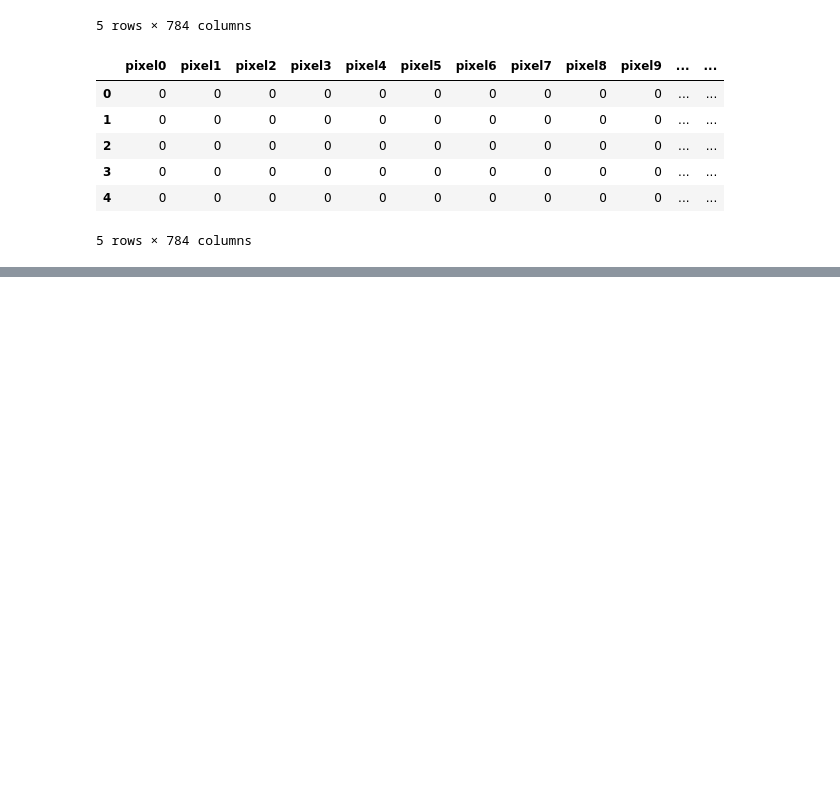
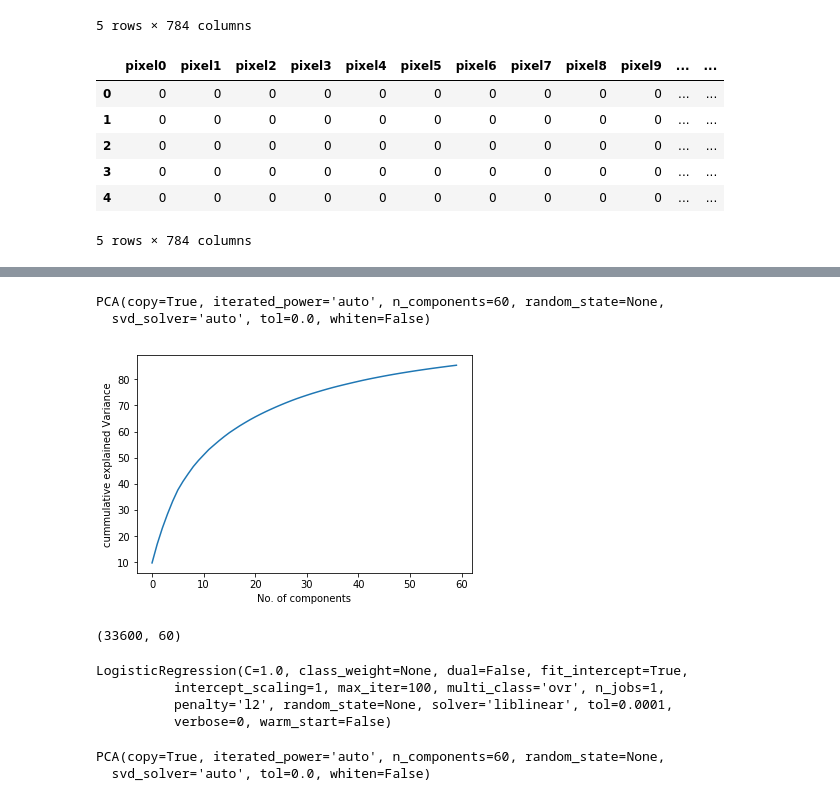
Before and after one commit to kalrashivam/MNIst, a Jupyter notebook: Ml mnist.ipynb, the cells around one changed output, grey strips where cells are left out. Cells and saved outputs as stored; diff of their text form; code cells hidden in the pictures; blank space fills up the shorter version.

Commit message:
Added two models

```diff
--- a/Ml mnist.ipynb
+++ b/Ml mnist.ipynb
@@ -40,3 +44,6 @@ X_train.head()
 | 3 | 0 | 0 | 0 | 0 | 0 | 0 | 0 | 0 | 0 | 0 | ... | ... |
 | 4 | 0 | 0 | 0 | 0 | 0 | 0 | 0 | 0 | 0 | 0 | ... | ... |
 5 rows × 784 columns
+# %%
+from sklearn.model_selection import train_test_split
+X_train,X_test,Y_train,Y_test = train_test_split(X_train,Y_train,test_size = 0.2)
@@ -42,0 +62,4 @@ X_train.head()
+# %%
+from sklearn.linear_model import SGDClassifier
+clf = SGDClassifier()
+clf.fit(X_train,Y_train)
@@ -42,0 +134,32 @@ X_train.head()
+# %%
+pca =PCA(n_components=60)
+# %%
+pca.fit(X_train)
+# %% [output]
+PCA(copy=True, iterated_power='auto', n_components=60, random_state=None,
+  svd_solver='auto', tol=0.0, whiten=False)
+# %%
+plt.plot(np.cumsum(pca.explained_variance_ratio_)*100)
+plt.xlabel("No. of components")
+plt.ylabel("cummulative explained Variance");
+# %% [output]
+[figure, added]
+# %%
+X_pca = pca.transform(X_train)
+X_pca.shape
+# %% [output]
+(33600, 60)
+# %%
+from sklearn.linear_model import LogisticRegression
+clf = LogisticRegression()
+clf.fit(X_pca,Y_train)
+# %% [output]
+LogisticRegression(C=1.0, class_weight=None, dual=False, fit_intercept=True,
+          intercept_scaling=1, max_iter=100, multi_class='ovr', n_jobs=1,
+          penalty='l2', random_state=None, solver='liblinear', tol=0.0001,
+          verbose=0, warm_start=False)
+# %%
+pca.fit(X_test)
+# %% [output]
+PCA(copy=True, iterated_power='auto', n_components=60, random_state=None,
+  svd_solver='auto', tol=0.0, whiten=False)
```
Also changed, not shown: parts of 9 cells of this notebook.
